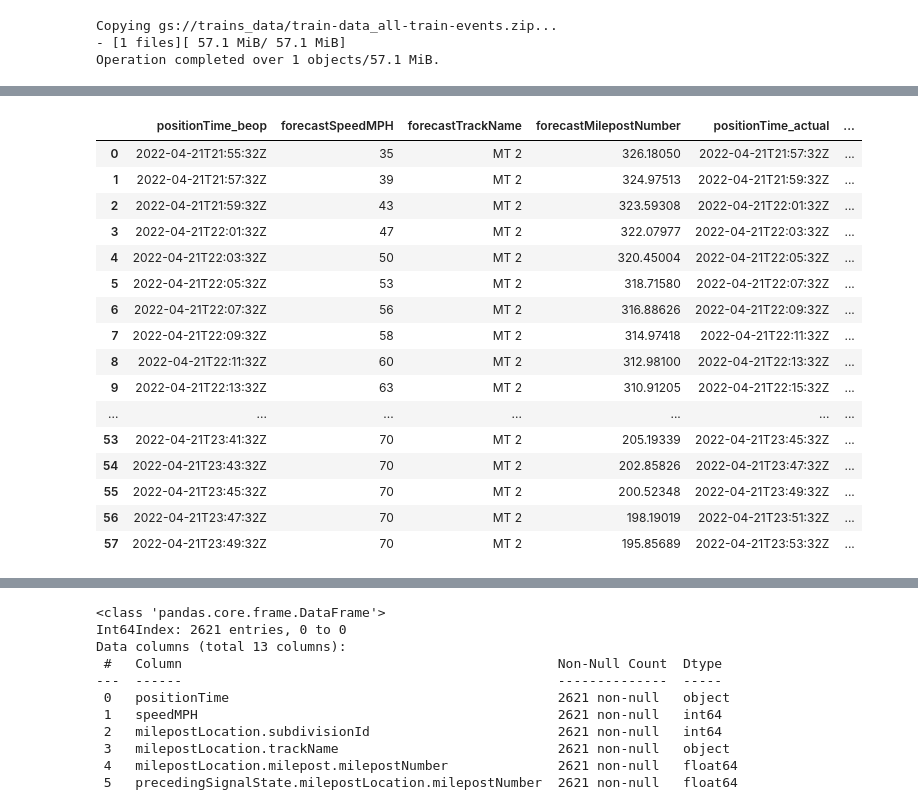
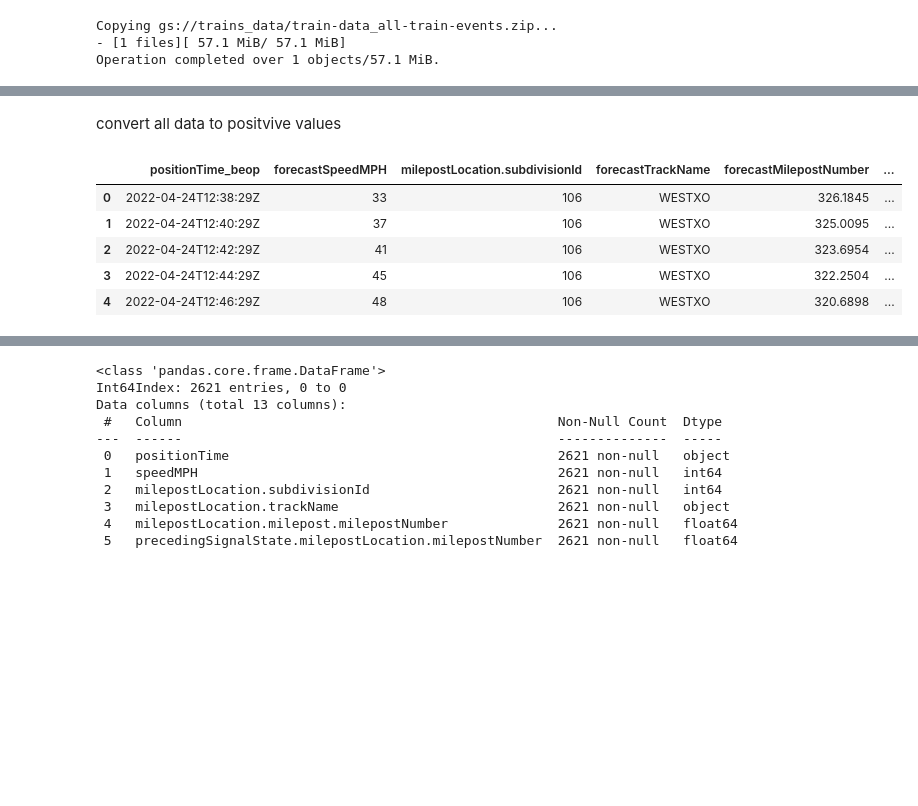
Before and after one commit to swicklund/hackathon, a Jupyter notebook: TensorFlowSteve.ipynb, the cells around one changed output, grey strips where cells are left out. Saved outputs shown, nothing was run; the diff lists cells and outputs as text; code cells hidden in the pictures; blank space fills up the shorter version.

```diff
--- a/TensorFlowSteve.ipynb
+++ b/TensorFlowSteve.ipynb
@@ -46,17 +46,16 @@ with zipfile.ZipFile("/tmp/train-data_all-train-events.zip", "r") as f:
                 data = json.load(zd)
                 lastTrainReporting = data['lastTrainReporting']
                 currentLoco = lastTrainReporting['ptcLeadLocomotiveId']
-                if (prevLoco != currentLoco and "trainActualPositionList" in lastTrainReporting):
+                if (prevLoco != currentLoco and "trainActualPositionList" in lastTrainReporting and "trainEstimatedPositionList" in lastTrainReporting and len(lastTrainReporting['trainEstimatedPositionList']) > 0):
                     trainActualPositionList = lastTrainReporting['trainActualPositionList']
                     for position in trainActualPositionList:
                         positions = pd.json_normalize(position)
-                        if ("precedingSignalState.milepostLocation.milepostNumber" in positions):
-                            trains[i] = pd.json_normalize(lastTrainReporting)
+                        trains[i] = pd.json_normalize(lastTrainReporting)
 #                             x[i] = pd.concat([train.ptcLeadLocomotiveId,trains[i]["trainId.trainSymbol"], trains[i]["trainId.trainDate"], positions], axis=1)
-                            x[i] = positions
+                        x[i] = positions
 #                             trains[i] = train
-                            i = i + 1
-                            prevLoco = currentLoco
+                        i = i + 1
+                        prevLoco = currentLoco
 # %%
 df = pd.concat(x.values())
 dfTrains = pd.concat(trains.values())
@@ -105,0 +107,3 @@ memory usage: 921.4+ KB
+# %%
+dfTrains = dfTrains.drop_duplicates(subset=['ptcLeadLocomotiveId', 'trainId.trainSymbol', 'trainId.trainDate'], keep='first')
+print(dfTrains.shape)
@@ -106,5 +112,8 @@ memory usage: 921.4+ KB
 # %%
-actuals = pd.json_normalize(dfTrains.iloc[100]['trainActualPositionList'])
+trainIndex = 3
+trainId = dfTrains.iloc[trainIndex]['trainId.trainSymbol']+" of "+dfTrains.iloc[trainIndex]['trainId.trainDate']
+print(dfTrains.iloc[trainIndex])
+actuals = pd.json_normalize(dfTrains.iloc[trainIndex]['trainActualPositionList'])
 cols = list(actuals.columns)
 dfx = (actuals[cols[0:2] + cols[3:5]])
 dfx = dfx.rename(columns={"speedMPH" : "speedMPH", "milepostLocation.trackName":"trackName", "milepostLocation.milepost.milepostNumber": "milepostNumber" })
@@ -120,7 +146,7 @@ dfx.head()
 # %%
-est = pd.json_normalize(dfTrains.iloc[100]['trainEstimatedPositionList'])
+est = pd.json_normalize(dfTrains.iloc[trainIndex]['trainEstimatedPositionList'])
 beop = est.rename(columns={"speedMPH" : "forecastSpeedMPH", "milepostLocation.trackName":"forecastTrackName", "milepostLocation.milepost.milepostNumber": "forecastMilepostNumber" })
 # beop = beop.set_index("positionTime")
-beop = beop.drop(columns=["milepostLocation.subdivisionId"])
+# beop = beop.drop(columns=["milepostLocation.subdivisionId"])
 beop
 # %% [output]
@@ -163,24 +183,17 @@ plt.show()
+# %% [markdown]
+convert all data to positvive values
 # %%
 dn = joined.dropna()
+delta = abs(dn["speedMPH"] - dn["forecastSpeedMPH"]);
 dn = dn.apply(lambda x: abs(x) if x.name=='speedMPH' or  x.name=='forecastSpeedMPH' else x)
-dn
+dn["delta"] = delta
+dn.head()
 # %% [output]
-|  | positionTime_beop | forecastSpeedMPH | forecastTrackName | forecastMilepostNumber | positionTime_actual | ... |
-| 0 | 2022-04-21T21:55:32Z | 35 | MT 2 | 326.18050 | 2022-04-21T21:57:32Z | ... |
-| 1 | 2022-04-21T21:57:32Z | 39 | MT 2 | 324.97513 | 2022-04-21T21:59:32Z | ... |
-| 2 | 2022-04-21T21:59:32Z | 43 | MT 2 | 323.59308 | 2022-04-21T22:01:32Z | ... |
-| 3 | 2022-04-21T22:01:32Z | 47 | MT 2 | 322.07977 | 2022-04-21T22:03:32Z | ... |
-| 4 | 2022-04-21T22:03:32Z | 50 | MT 2 | 320.45004 | 2022-04-21T22:05:32Z | ... |
-| 5 | 2022-04-21T22:05:32Z | 53 | MT 2 | 318.71580 | 2022-04-21T22:07:32Z | ... |
-| 6 | 2022-04-21T22:07:32Z | 56 | MT 2 | 316.88626 | 2022-04-21T22:09:32Z | ... |
-| 7 | 2022-04-21T22:09:32Z | 58 | MT 2 | 314.97418 | 2022-04-21T22:11:32Z | ... |
-| 8 | 2022-04-21T22:11:32Z | 60 | MT 2 | 312.98100 | 2022-04-21T22:13:32Z | ... |
-| 9 | 2022-04-21T22:13:32Z | 63 | MT 2 | 310.91205 | 2022-04-21T22:15:32Z | ... |
-| ... | ... | ... | ... | ... | ... | ... |
-| 53 | 2022-04-21T23:41:32Z | 70 | MT 2 | 205.19339 | 2022-04-21T23:45:32Z | ... |
-| 54 | 2022-04-21T23:43:32Z | 70 | MT 2 | 202.85826 | 2022-04-21T23:47:32Z | ... |
-| 55 | 2022-04-21T23:45:32Z | 70 | MT 2 | 200.52348 | 2022-04-21T23:49:32Z | ... |
-| 56 | 2022-04-21T23:47:32Z | 70 | MT 2 | 198.19019 | 2022-04-21T23:51:32Z | ... |
-| 57 | 2022-04-21T23:49:32Z | 70 | MT 2 | 195.85689 | 2022-04-21T23:53:32Z | ... |
+|  | positionTime_beop | forecastSpeedMPH | milepostLocation.subdivisionId | forecastTrackName | forecastMilepostNumber | ... |
+| 0 | 2022-04-24T12:38:29Z | 33 | 106 | WESTXO | 326.1845 | ... |
+| 1 | 2022-04-24T12:40:29Z | 37 | 106 | WESTXO | 325.0095 | ... |
+| 2 | 2022-04-24T12:42:29Z | 41 | 106 | WESTXO | 323.6954 | ... |
+| 3 | 2022-04-24T12:44:29Z | 45 | 106 | WESTXO | 322.2504 | ... |
+| 4 | 2022-04-24T12:46:29Z | 48 | 106 | WESTXO | 320.6898 | ... |
 # %%
 ax = plt.gca()
```
Also changed, not shown: parts of 11 cells of this notebook.
